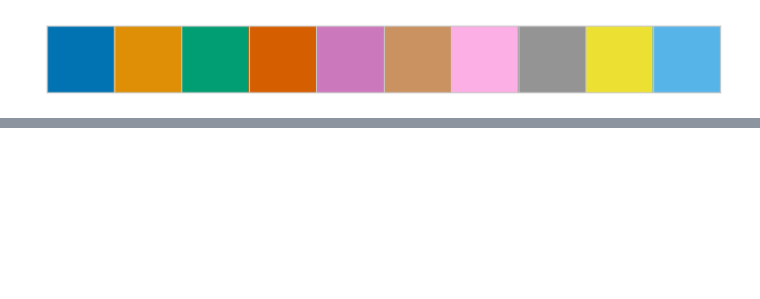
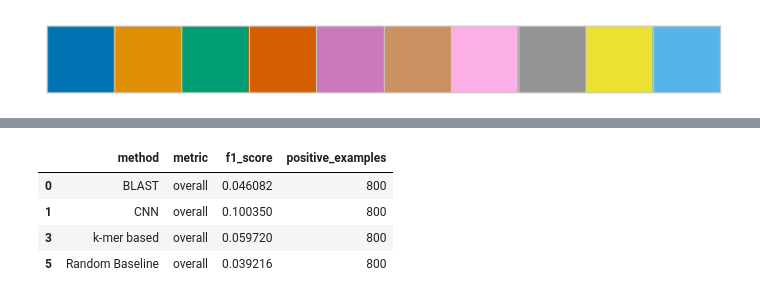
Before and after one commit to alejoacelas/virus-engineer-detection, a Jupyter notebook: notebooks/plotting_experiments_v2.ipynb, the cells around one changed output, grey strips where cells are left out. Saved outputs shown, nothing was run; the diff lists cells and outputs as text; code cells hidden in the pictures; blank space fills up the shorter version.

```diff
--- a/notebooks/plotting_experiments_v2.ipynb
+++ b/notebooks/plotting_experiments_v2.ipynb
@@ -140,0 +107,19 @@ Passing `palette` without assigning `hue` is deprecated and will be removed in v
+# %%
+# exclude multi-kmer and cnn
+results_df = results_df[~results_df['method'].str.contains('multi_kmer')]
+results_df = results_df[~(results_df['method'] == 'improved_cnn')]
+
+results_df
+
+# rename methods to uppercase
+results_df['method'] = results_df['method'].str.replace('blast', 'BLAST', regex=False)
+results_df['method'] = results_df['method'].str.replace('kmer', 'k-mer based', regex=False)
+results_df['method'] = results_df['method'].str.replace('random_baseline', 'Random Baseline', regex=False)
+results_df['method'] = results_df['method'].str.replace('cnn', 'CNN', regex=False)
+results_df
+# %% [output]
+|  | method | metric | f1_score | positive_examples |
+| 0 | BLAST | overall | 0.046082 | 800 |
+| 1 | CNN | overall | 0.100350 | 800 |
+| 3 | k-mer based | overall | 0.059720 | 800 |
+| 5 | Random Baseline | overall | 0.039216 | 800 |
```
Also changed, not shown: parts of 7 cells of this notebook.
